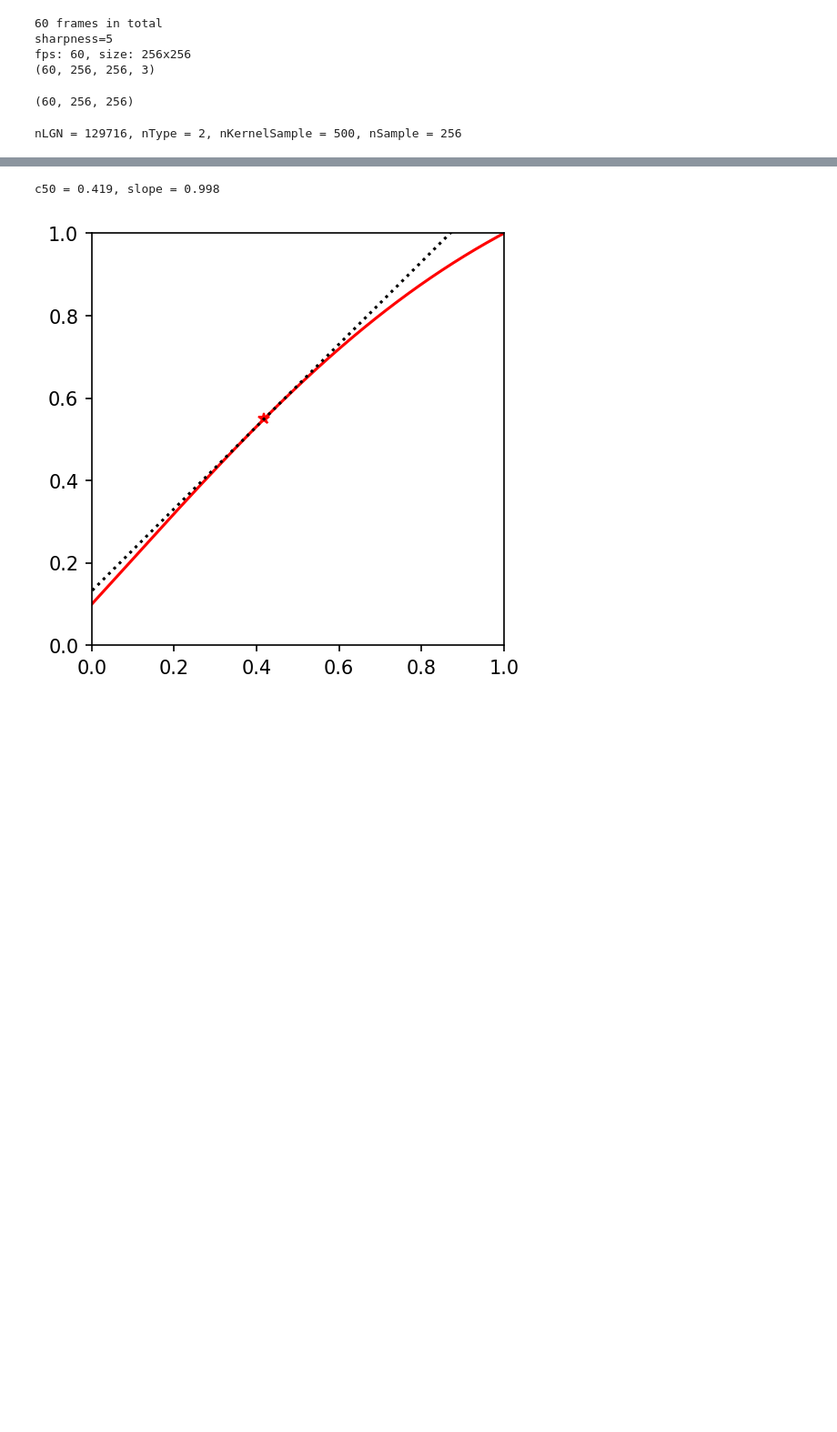
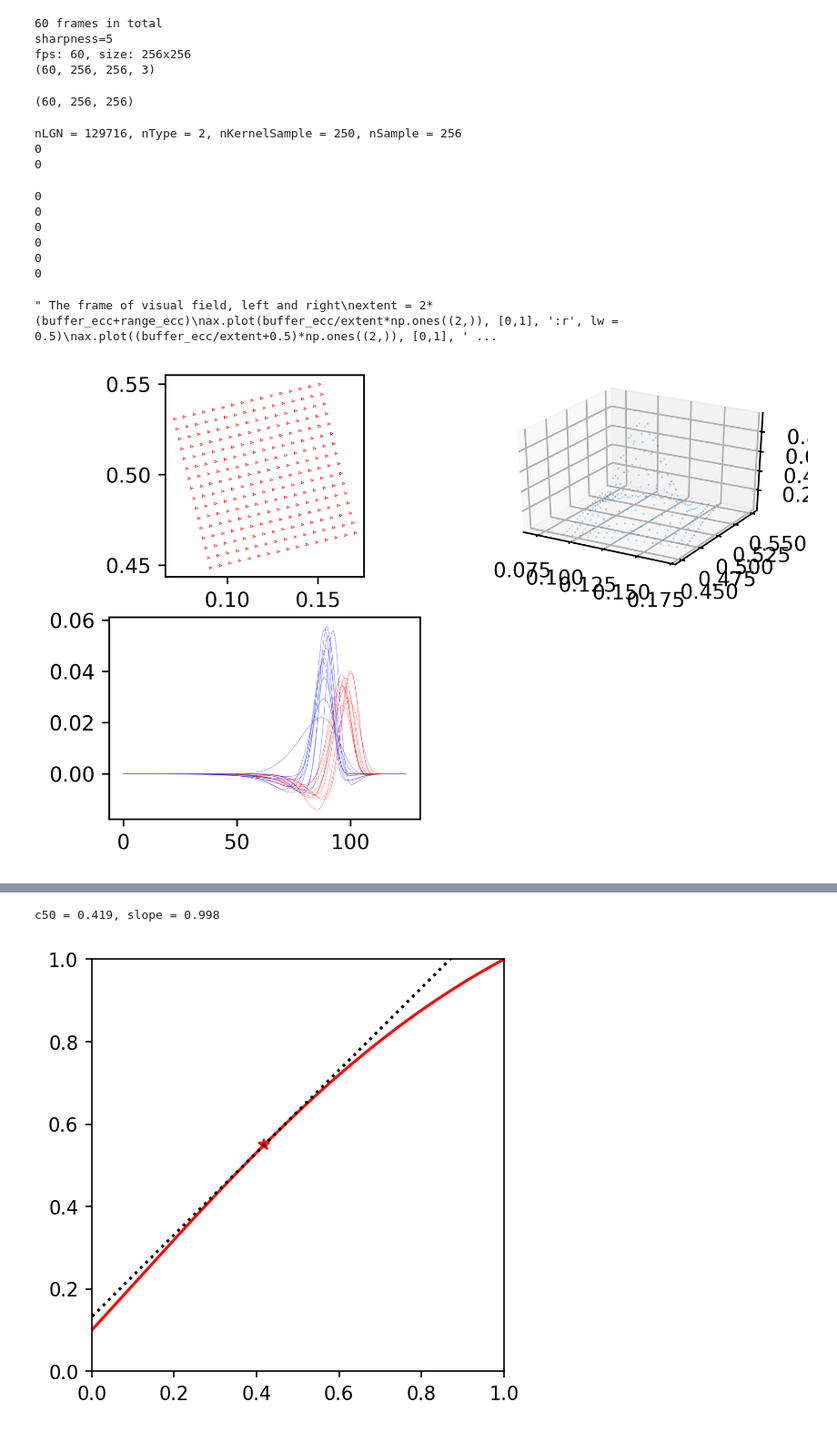
Before and after one commit to g13/patchV1, a Jupyter notebook: ext_input.ipynb, the cells around one changed output, grey strips where cells are left out. Shown at 91% size. Saved outputs shown, nothing was run; the diff lists cells and outputs as text; code cells hidden in the pictures; blank space fills up the shorter version.

```diff
--- a/ext_input.ipynb
+++ b/ext_input.ipynb
@@ -55,8 +56,12 @@ with open(output, 'rb') as f:
     sc = np.fromfile(f, 'f4', 2*nLGN*nType*nSample).reshape((2,nLGN,nType,nSample))
 # %%
 print(f"nLGN = {nLGN}, nType = {nType}, nKernelSample = {nKernelSample}, nSample = {nSample}")
+print(np.sum(np.isnan(sw)))
+print(np.sum(np.isnan(tw)))
 # %% [output]
-nLGN = 129716, nType = 2, nKernelSample = 500, nSample = 256
+nLGN = 129716, nType = 2, nKernelSample = 250, nSample = 256
+0
+0
 # %%
 from mpl_toolkits.mplot3d import axes3d
 from matplotlib import cm
@@ -73,39 +78,48 @@ print(np.sum(np.isnan(sc[1,i,1,:])))
 print(np.sum(np.isnan(sw[i,0,:])))
 print(np.sum(np.isnan(sw[i,1,:])))
 ax.set_aspect('equal')
 
 nSample1D = int(np.sqrt(nSample));
 ax = fig.add_subplot(222, projection = '3d')
 ax.plot3D(sc[0,i,1,:], sc[1,i,1,:], sw[i,1,:], '*', ms = 0.001)
 #ax.plot3D(sc[0,i,0,:], sc[1,i,0,:], sw[i,0,:], '*', ms = 0.001)
 #ax.plot_surface(sc[0,i,0,:].reshape((nSample1D,nSample1D)), sc[1,i,0,:].reshape((nSample1D,nSample1D)), sw[i,0,:].reshape((nSample1D,nSample1D)), cmap=cm.coolwarm, linewidth=0, antialiased=False)
 #ax.plot_surface(sc[0,i,1,:].reshape((nSample1D,nSample1D)), sc[1,i,1,:].reshape((nSample1D,nSample1D)), sw[i,1,:].reshape((nSample1D,nSample1D)), cmap=cm.coolwarm, linewidth=0, antialiased=True)
 
 ax = fig.add_subplot(223)
 t = np.arange(nKernelSample)*250.0/500.0
-#for i in np.random.randint(0,nLGN,(10,)):
-#    ax.plot(t, tw[i,0,:], 'r', lw = 0.1)
-#    ax.plot(t, tw[i,1,:], 'b', lw = 0.1)
-i = 1
-ax.plot(t, tw[i,0,:], 'r', lw = 0.1)
-ax.plot(t, tw[i,1,:], 'b', lw = 0.1)
+for i in np.random.randint(0,nLGN,(10,)):
+    ax.plot(t, tw[i,0,:], 'r', lw = 0.1)
+    ax.plot(t, tw[i,1,:], 'b', lw = 0.1)#
+#i = 1
+#ax.plot(t, tw[i,0,:], 'r', lw = 0.1)
+#ax.plot(t, tw[i,1,:], 'b', lw = 0.1)
 
 
 ''' The frame of visual field, left and right
 extent = 2*(buffer_ecc+range_ecc)
 ax.plot(buffer_ecc/extent*np.ones((2,)), [0,1], ':r', lw = 0.5)
 ax.plot((buffer_ecc/extent+0.5)*np.ones((2,)), [0,1], ':r', lw = 0.5)
 ax.plot([0,1], buffer_ecc/extent*np.ones((2,)), ':k', lw = 0.5)
 ax.plot([0,1], (1-buffer_ecc/extent)*np.ones((2,)), ':k', lw = 0.5)
 ax.plot([0,1], (0.5+2.5/extent)*np.ones((2,)), ':r', lw = 0.5)
 ax.plot([0,1], (0.5-2.5/extent)*np.ones((2,)), ':r', lw = 0.5)
 ax.plot([0,1], 0.5*np.ones((2,)), ':y', lw = 0.5)
 ax.plot(0.5*np.ones((2,)), [0,1], 'k', lw = 0.5)
 ax.plot(np.zeros((2,)), [0,1], 'k', lw = 0.5)
 ax.plot(np.ones((2,)), [0,1], 'k', lw = 0.5)
 ax.set_xlim(0,1)
 ax.set_ylim(0,1)
 '''
+# %% [output]
+0
+0
+0
+0
+0
+0
+" The frame of visual field, left and right\nextent = 2*(buffer_ecc+range_ecc)\nax.plot(buffer_ecc/extent*np.ones((2,)), [0,1], ':r', lw = 0.5)\nax.plot((buffer_ecc/extent+0.5)*np.ones((2,)), [0,1], ' ...
+[figure, added]
 # %%
 output = "C:/Users/gueux/source/repos/patchV11/x64/Debug/max_convol.bin"
 with open(output, 'rb') as f:
```
Also changed, not shown: parts of 5 cells of this notebook, 9 other files.
